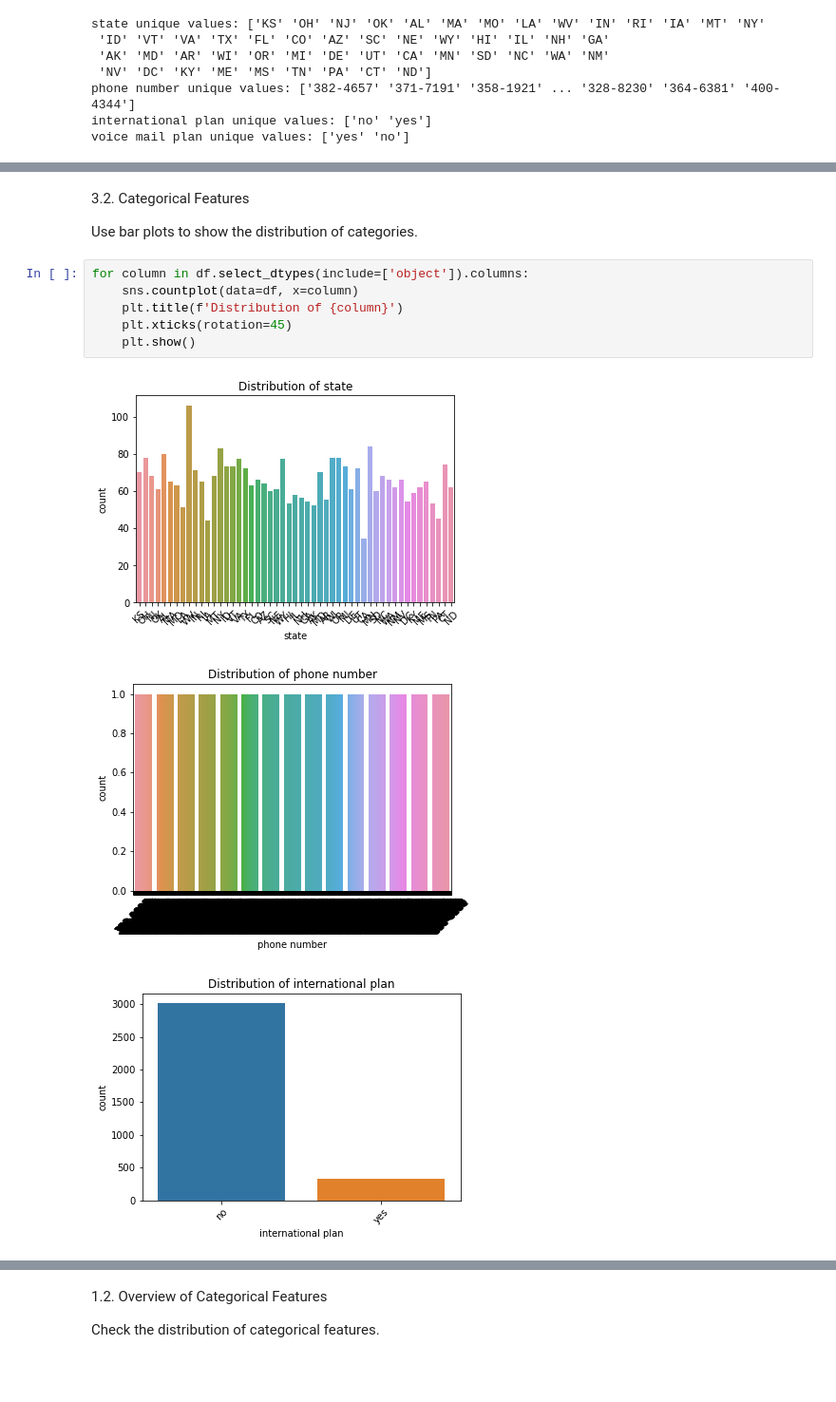
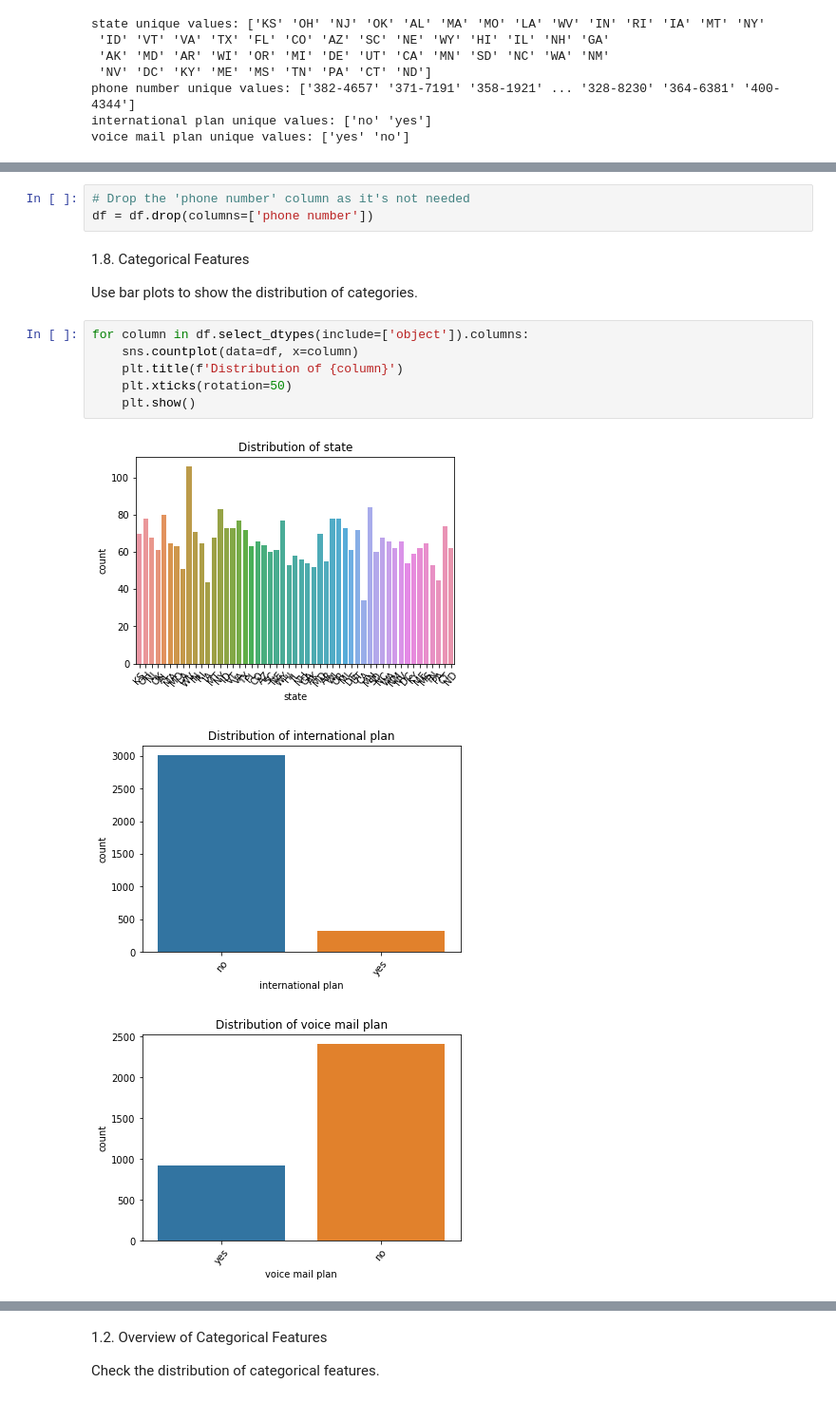
Before and after one commit to marymusyoka/Phase_3_Project, a Jupyter notebook: index.ipynb, the cells around one changed output, grey strips where cells are left out. Shown: that part at 95% size. Drawn from its saved outputs; the diff is of its cells as text; blank space fills up the shorter version.

Commit message:
categorical feature analysis

```diff
--- a/index.ipynb
+++ b/index.ipynb
@@ -167,14 +185,17 @@ voice mail plan unique values: ['yes' 'no']
+# %%
+# Drop the 'phone number' column as it's not needed
+df = df.drop(columns=['phone number'])
 # %% [markdown]
-3.2. Categorical Features
+1.8. Categorical Features
 
 Use bar plots to show the distribution of categories.
 # %%
 for column in df.select_dtypes(include=['object']).columns:
     sns.countplot(data=df, x=column)
     plt.title(f'Distribution of {column}')
-    plt.xticks(rotation=45)
+    plt.xticks(rotation=50)
     plt.show()
 # %% [output]
 [figure]
-[figure, old version]
+[figure, new version]
-[figure, old version]
+[figure, new version]
```
Also changed, not shown: parts of 12 cells of this notebook.
